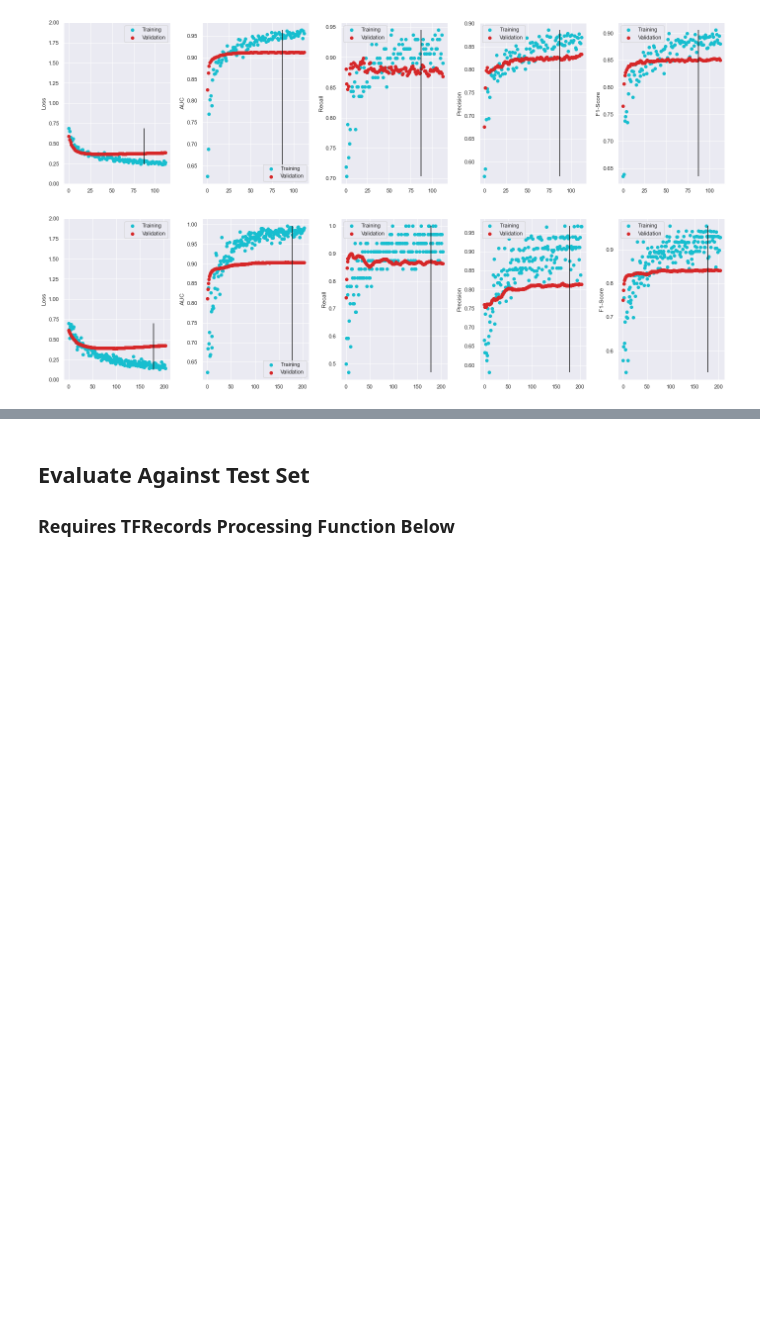
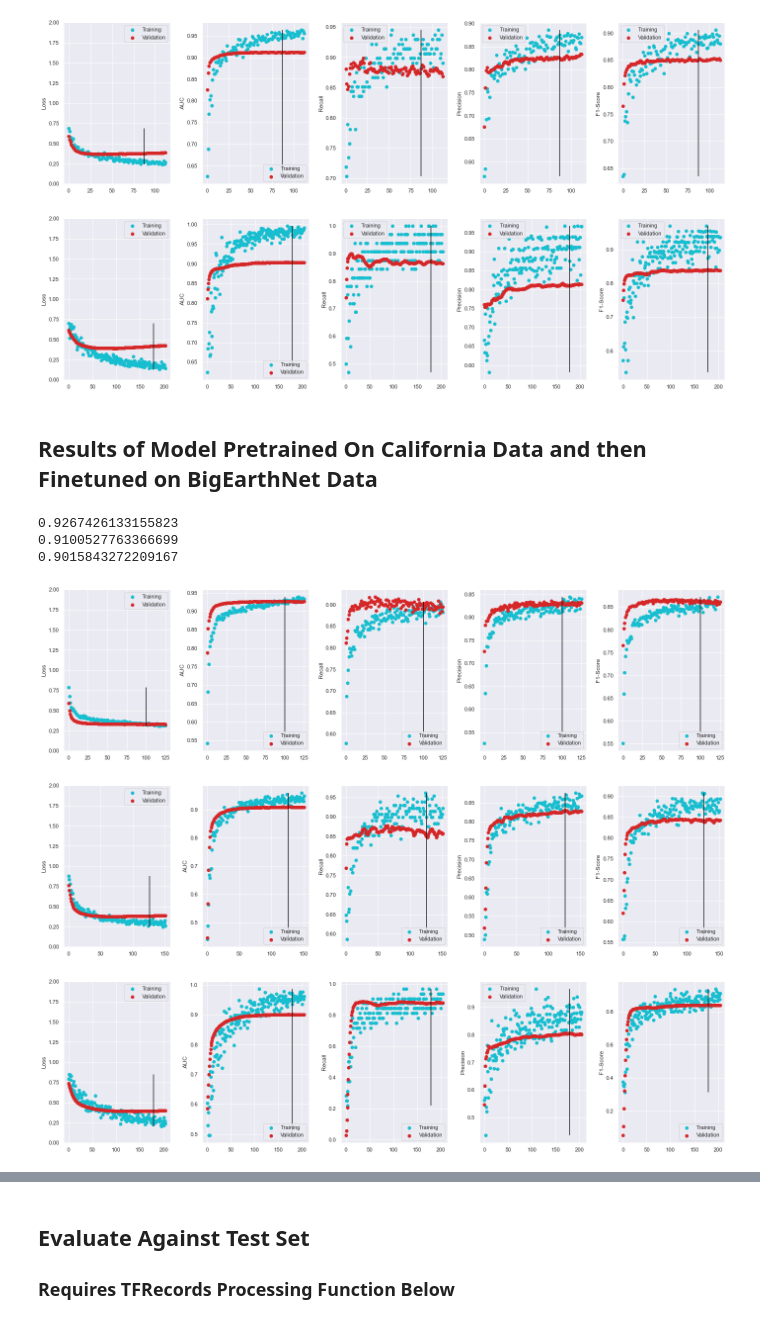
Before and after one commit to mariaauslander/capstone_fall20_irrigation, a Jupyter notebook: BigEarthData/epoch_metrics.ipynb, the cells around one changed output, grey strips where cells are left out. Drawn from its saved outputs; the diff is of its cells as text; code cells hidden in the pictures; blank space fills up the shorter version.

Commit message:
adding some html images

```diff
--- a/BigEarthData/epoch_metrics.ipynb
+++ b/BigEarthData/epoch_metrics.ipynb
@@ -206,3 +186,21 @@ plot_metrics(pd.read_pickle(os.path.join(model_path, 'FINAL_simclr_ft_100_do50_l
 [figure]
 [figure]
 [figure]
+# %% [markdown]
+## Results of Model Pretrained On California Data and then Finetuned on BigEarthNet Data
+# %%
+# Results with 10% Data (1024) - Fine tune two layer MLP after two layers of PH in SIMCLR model
+plot_metrics(pd.read_pickle(os.path.join(model_path, 'ca_simclr_s50_t1_ft_10perc.pkl')), early_stop=25)
+
+# Results with 3% Data (256) - Fine tune two layer MLP after two layers of PH in SIMCLR model
+plot_metrics(pd.read_pickle(os.path.join(model_path, 'ca_simclr_s50_t1_ft_3perc.pkl')), early_stop=25)
+
+# Results with 1% Data (64) - Fine tune two layer MLP after two layers of PH in SIMCLR model
+plot_metrics(pd.read_pickle(os.path.join(model_path, 'ca_simclr_s50_t1_ft_1perc.pkl')), early_stop=25)
+# %% [output]
+0.9267426133155823
+0.9100527763366699
+0.9015843272209167
+[figure, added]
+[figure, added]
+[figure, added]
```
Also changed, not shown: parts of 17 cells of this notebook, 17 other files.
